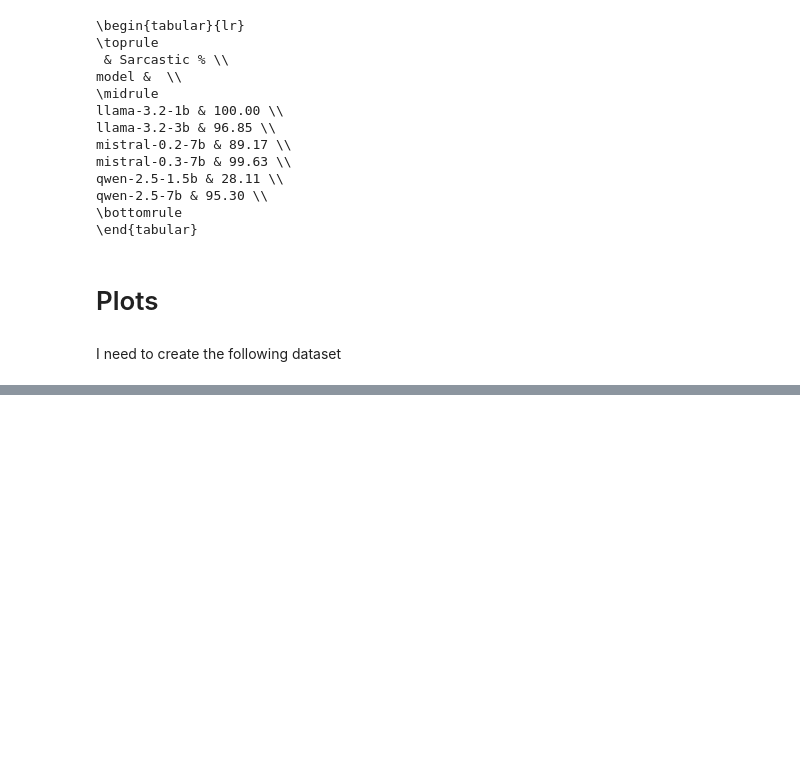
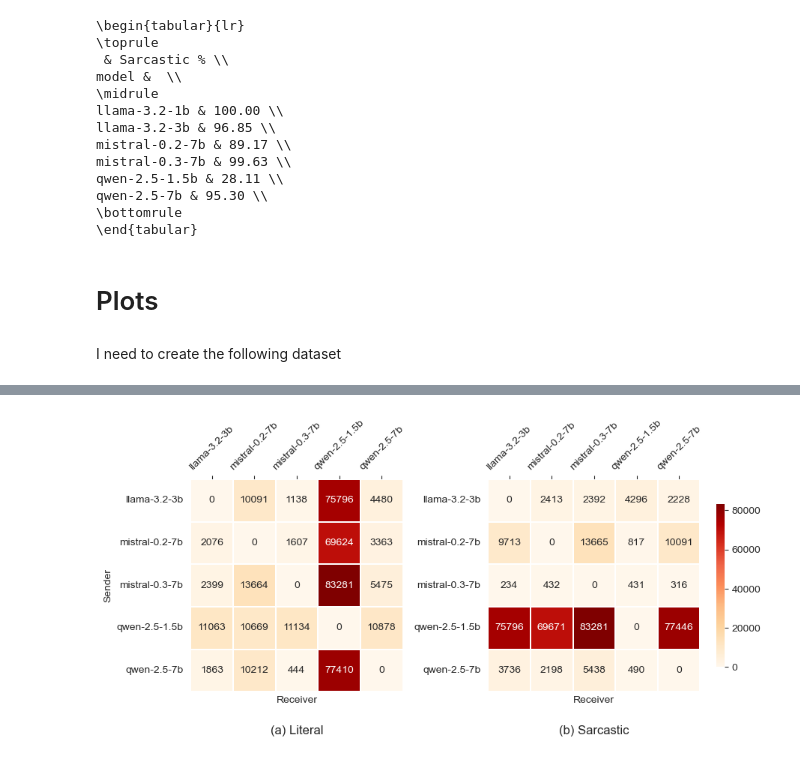
Before and after one commit to mariehaahr/mas, a Jupyter notebook: analysis.ipynb, the cells around one changed output, grey strips where cells are left out. Drawn from its saved outputs; the diff is of its cells as text; code cells hidden in the pictures; blank space fills up the shorter version.

```diff
--- a/analysis.ipynb
+++ b/analysis.ipynb
@@ -489,0 +467,2 @@ I need to create the following dataset
+# %%
+heatmap_df = pd.read_csv('results/input-r2-claim-count.csv')
@@ -527,0 +552,76 @@ plt.show()
+# %%
+mat_lit = make_matrix(heatmap_df, 'literal', models)
+mat_sarc = make_matrix(heatmap_df, 'sarcastic', models)
+# %%
+sns.set_style('white')
+
+# Shared colour limits
+vmin = min(mat_lit.to_numpy().min(), mat_sarc.to_numpy().min())
+vmax = max(mat_lit.to_numpy().max(), mat_sarc.to_numpy().max())
+# %%
+f,(ax1,ax2, axcb) = plt.subplots(1,3,
+                                figsize = (10, 6),
+                                gridspec_kw={'width_ratios':[1,1,0.04]})
+
+
+g1 = sns.heatmap(
+    mat_lit,
+    ax=ax1,
+    cmap='OrRd',
+    vmin=vmin,
+    vmax=vmax,
+    annot=True,
+    fmt='g',
+    cbar=False,
+    square=True,
+    linewidths=0.1,
+    linecolor='white'
+)
+
+g2 = sns.heatmap(
+    mat_sarc,
+    ax=ax2,
+    cmap='OrRd',
+    vmin=vmin,
+    vmax=vmax,
+    annot=True,
+    fmt='g',
+    cbar=True,
+    cbar_ax=axcb,
+    square=True,
+    linewidths=0.1,
+    linecolor='white',
+)
+
+g2.set_ylabel("")
+# g2.set_yticklabels([])
+
+for ax in [g1, g2]:
+    ax.set_xlabel("Receiver")
+    if ax == g1:
+        ax.set_ylabel("Sender")
+        ax.set_title('(a) Literal', y = -0.23)
+    else:
+        ax.set_title('(b) Sarcastic', y = -0.23)
+    # put x ticks & label on top
+    ax.xaxis.tick_top()
+
+    # rotate x tick labels; keep y horizontal
+    ax.tick_params(axis="x", rotation=45)
+    ax.tick_params(axis="y", rotation=0)
+
+
+plt.tight_layout()
+
+pos = axcb.get_position()
+axcb.set_position([
+    pos.x0 * 0.9,
+    pos.y0 + pos.height * 0.3,
+    pos.width,
+    pos.height * 0.4
+])
+
+plt.savefig('plots/heatmap-claim-count-r2-input.png', bbox_inches='tight')
+plt.show()
+# %% [output]
+[figure, added]
```
Also changed, not shown: parts of 28 cells of this notebook, 2 other files.
